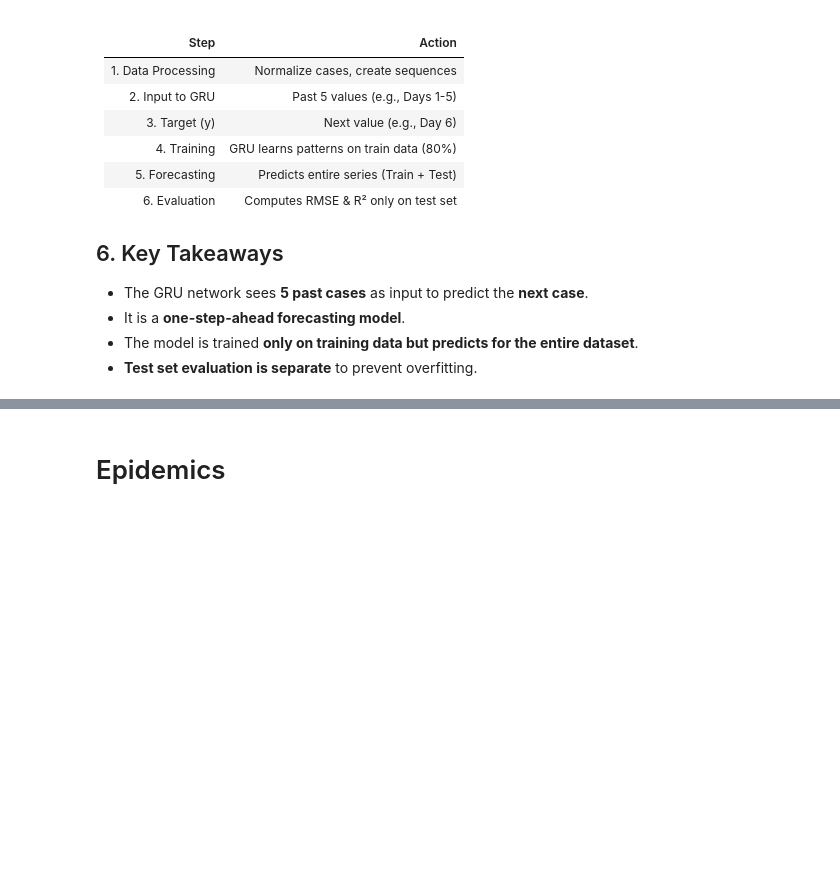
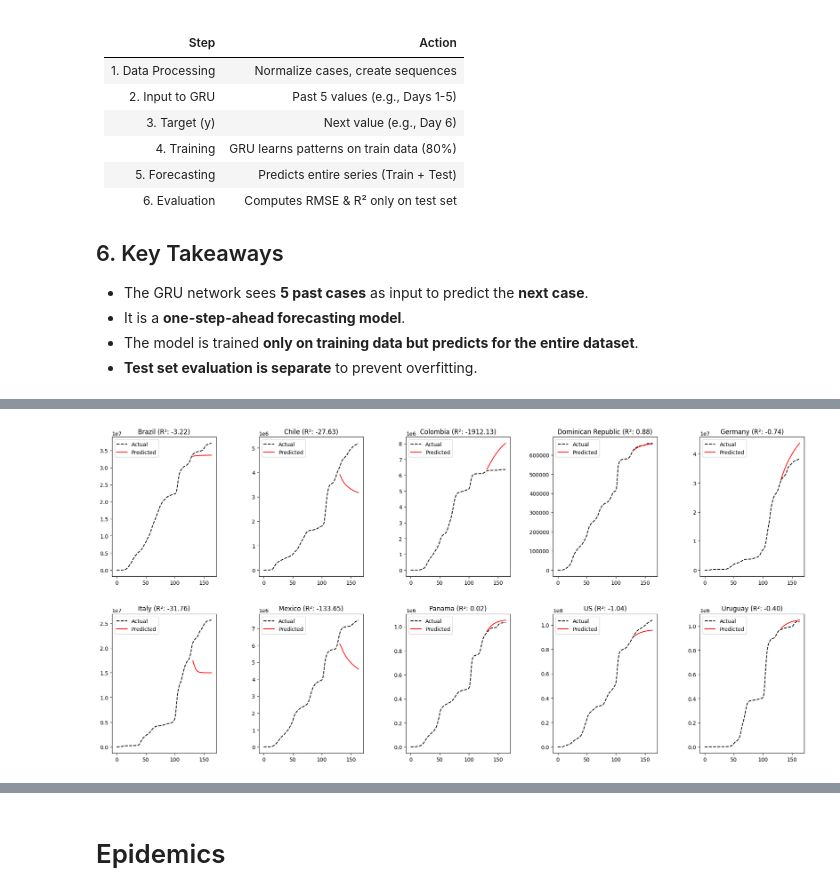
Before and after one commit to danielgvb/thesis, a Jupyter notebook: modelling/08_Neural_Networks.ipynb, the cells around one changed output, grey strips where cells are left out. Drawn from its saved outputs; the diff is of its cells as text; code cells hidden in the pictures; blank space fills up the shorter version.

```diff
--- a/modelling/08_Neural_Networks.ipynb
+++ b/modelling/08_Neural_Networks.ipynb
@@ -215,0 +221,78 @@ We split the dataset **before creating sequences**:
+# %%
+# Function to create sequences for GRU
+def create_sequences(data, seq_length=5):
+    X, y = [], []
+    for i in range(len(data) - seq_length):
+        X.append(data[i:i+seq_length])
+        y.append(data[i+seq_length])
+    return np.array(X), np.array(y)
+
+# Get unique countries
+countries = df_covid['country'].unique()
+
+# initiate a metrics dict
+metrics = {}
+
+# Create subplots
+fig, axes = plt.subplots(2, 5, figsize=(20, 10))
+fig.tight_layout(pad=5.0)
+
+seq_length = 5
+
+# Loop through each country
+for i, country in enumerate(countries):
+    df_country = df_covid[df_covid['country'] == country].copy()
+
+    y = df_country['cases'].values.reshape(-1, 1)
+    scaler = MinMaxScaler()
+    y_scaled = scaler.fit_transform(y)
+
+    # Train-test split (80% train, 20% test)
+    train_size = int(len(y_scaled) * 0.8)
+    train, test = y_scaled[:train_size], y_scaled[train_size:]
+
+    # Create sequences for train set
+    X_train, y_train = create_sequences(train, seq_length)
+    X_train = X_train.reshape((X_train.shape[0], seq_length, 1))
+
+    # Build GRU model
+    model = Sequential()
+    model.add(GRU(50, activation='relu', input_shape=(seq_length, 1)))
+    model.add(Dense(1))
+    model.compile(loss='mse', optimizer='adam')
+
+    # Train model
+    model.fit(X_train, y_train, epochs=50, batch_size=72, verbose=0, shuffle=False)
+
+    # Iterative predictions on test data
+    predictions = []
+    current_batch = train[-seq_length:].reshape((1, seq_length, 1))
+
+    for j in range(len(test)):
+        pred = model.predict(current_batch)[0]
+        predictions.append(pred)
+        current_batch = np.append(current_batch[:, 1:, :], [[pred]], axis=1)
+
+
+    # Inverse transform predictions
+    predictions = scaler.inverse_transform(np.array(predictions).reshape(-1, 1))
+    actual = scaler.inverse_transform(test)
+
+    # Calculate metrics
+    rmse = np.sqrt(mean_squared_error(actual, predictions))
+    r2 = r2_score(actual, predictions)
+    metrics[country] = {'RMSE': rmse, 'R2': r2}
+
+    # Print metrics
+    print(f"Country: {country}, RMSE: {rmse:.2f}, R2: {r2:.2f}")
+
+    # Plot actual vs predicted
+    row = i // 5
+    col = i % 5
+    axes[row, col].plot(range(len(y_scaled)), scaler.inverse_transform(y_scaled), label='Actual', color='black', linestyle='dashed')
+    axes[row, col].plot(range(train_size, train_size + len(predictions)), predictions, label='Predicted', color='red')
+    axes[row, col].set_title(f"{country} (R²: {r2:.2f})")
+    axes[row, col].legend()
+
+plt.show()
+# %% [output]
@@ -215,0 +469 @@ We split the dataset **before creating sequences**:
+[figure, added]
```
Also changed, not shown: parts of 10 cells of this notebook, 25 other files.
